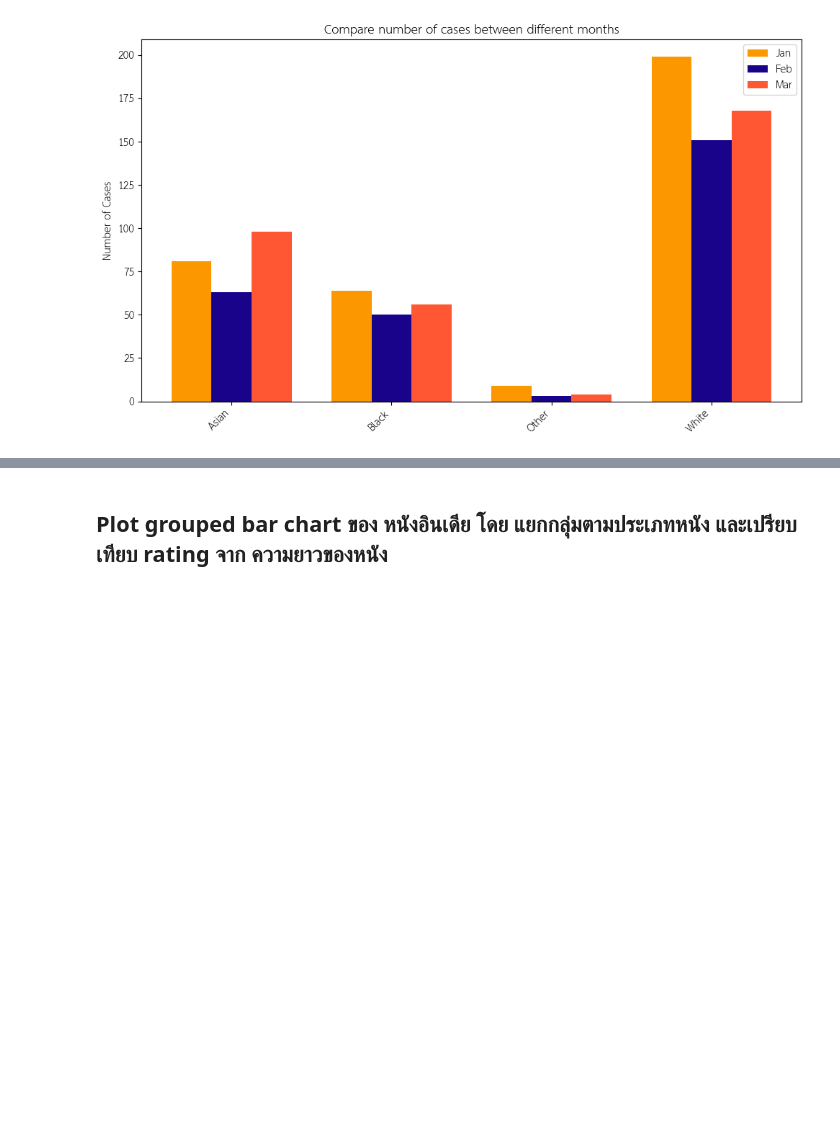
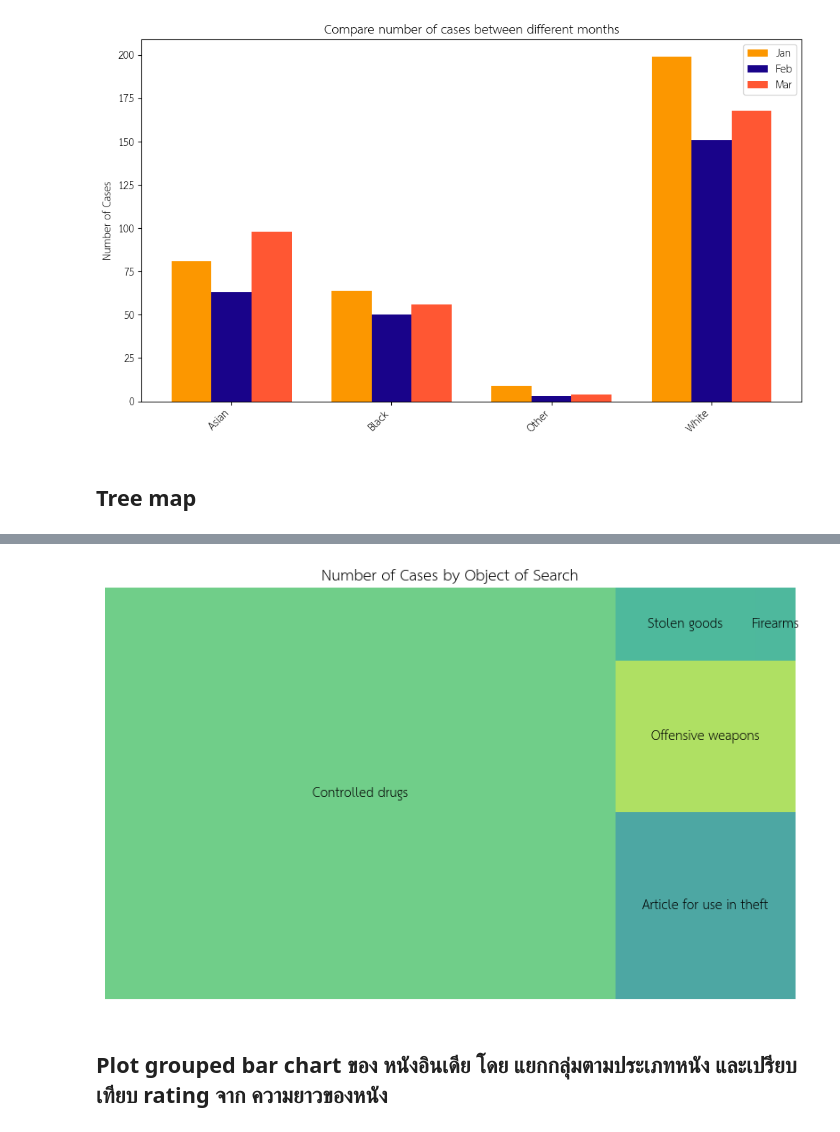
Before and after one commit to Tanny-H/dataviz2025, a Jupyter notebook: 663020280_8_Visualize_Data_Comparison_2025.ipynb, the cells around one changed output, grey strips where cells are left out. Cells and saved outputs as stored; diff of their text form; code cells hidden in the pictures; blank space fills up the shorter version.

```diff
--- a/663020280_8_Visualize_Data_Comparison_2025.ipynb
+++ b/663020280_8_Visualize_Data_Comparison_2025.ipynb
@@ -307,3 +307,22 @@ plt.tight_layout()
 plt.show()
 # %% [output]
 [figure]
+# %% [markdown]
+ ## Tree map
+# %%
+import pandas as pd
+import matplotlib.pyplot as plt
+!pip install squarify
+import squarify
+
+# Group data by 'Object of search' and count the occurrences
+object_counts = data['Object of search'].value_counts().reset_index()
+object_counts.columns = ['Object of search', 'Count']
+
+# Create the treemap
+plt.figure(figsize=(10, 6))
+squarify.plot(sizes=object_counts['Count'], label=object_counts['Object of search'], alpha=.8 )
+plt.axis('off')
+plt.title('Number of Cases by Object of Search')
+plt.show()
+# %% [output]
@@ -310,3 +334,4 @@ plt.show()
+[figure, added]
 # %% [markdown]
 ## Plot grouped bar chart ของ หนังอินเดีย โดย แยกกลุ่มตามประเภทหนัง และเปรียบเทียบ rating จาก ความยาวของหนัง
 # %%
```
Also changed, not shown: parts of 1 cell of this notebook.
